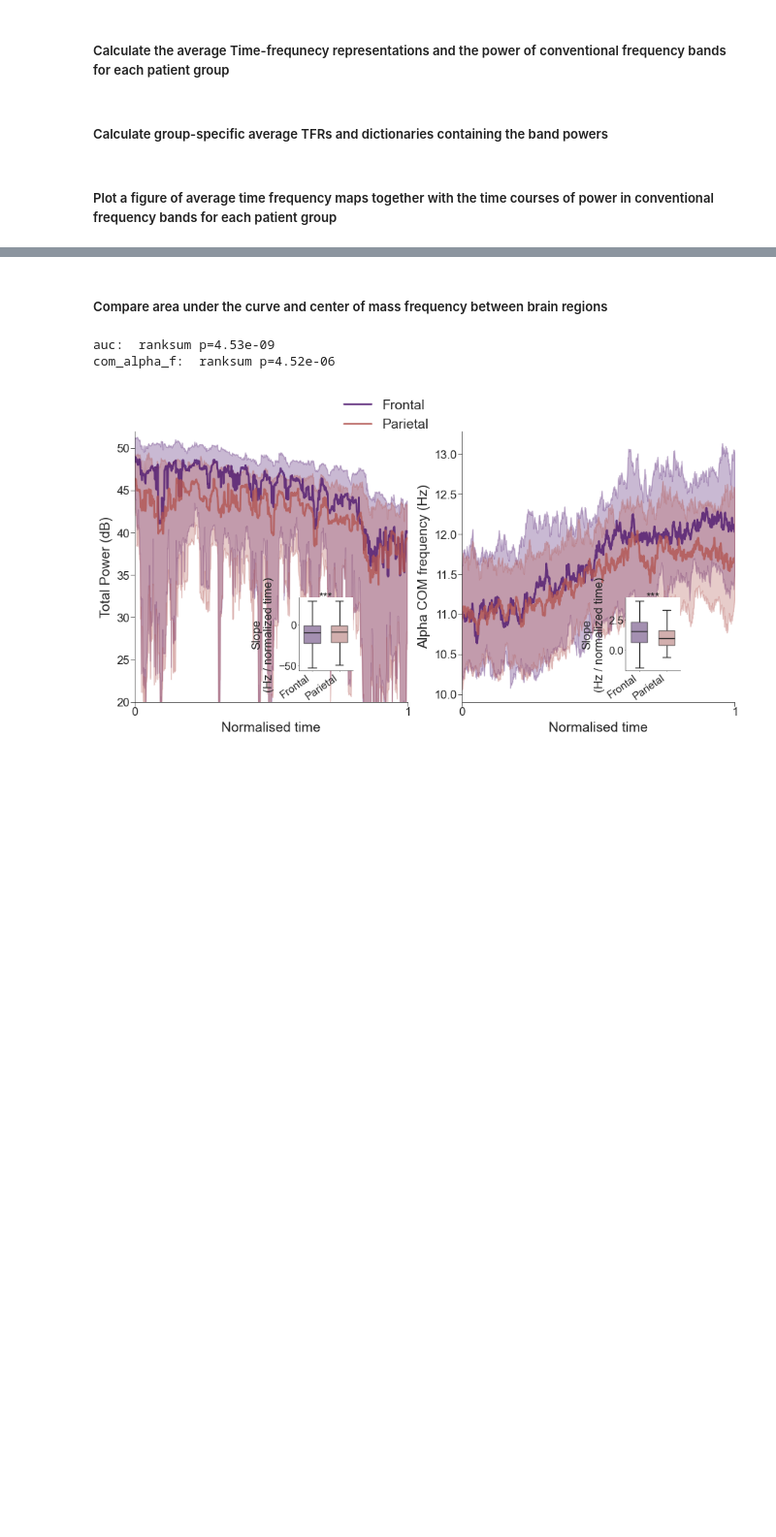
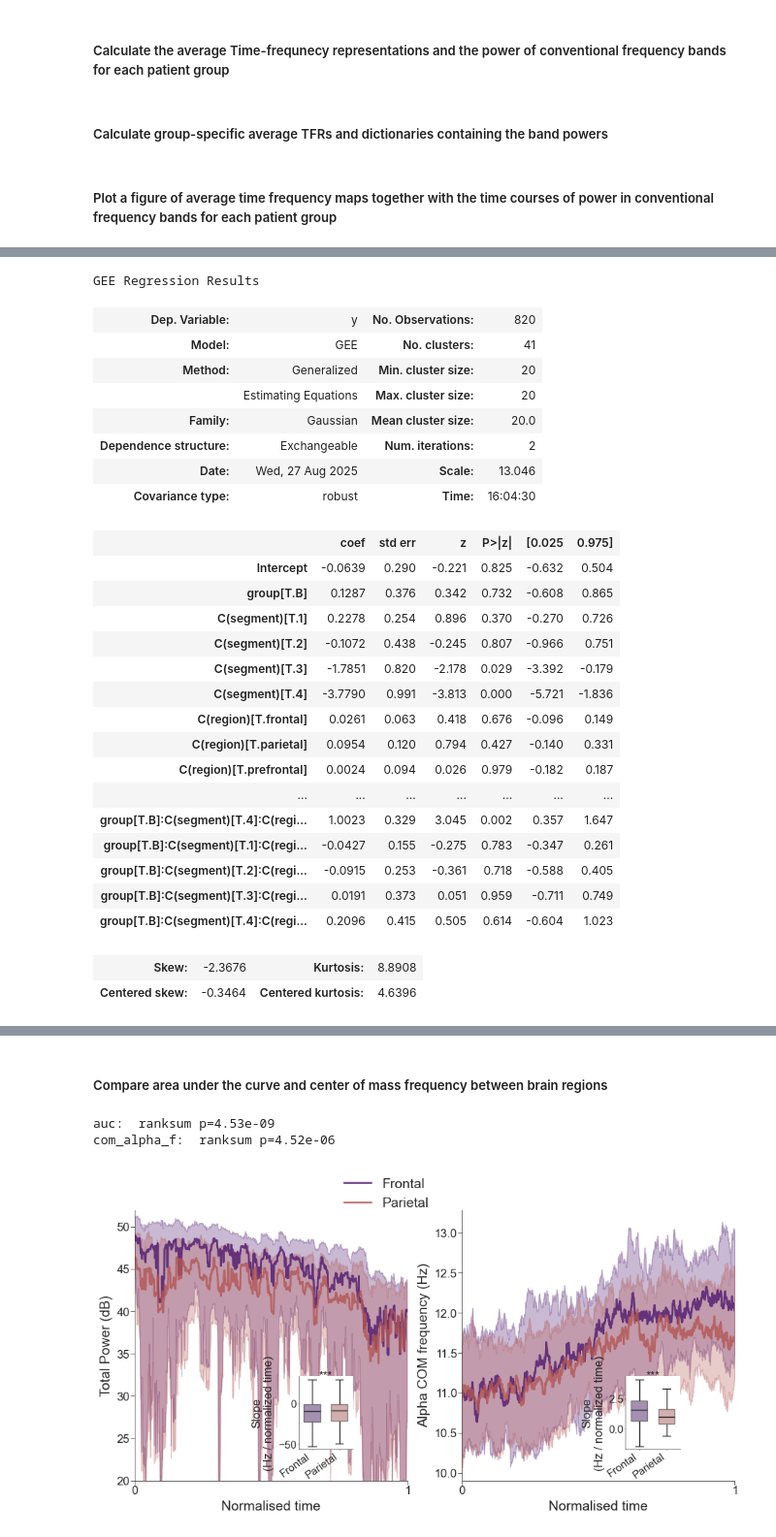
Before and after one commit to maboudi/capachinos, a Jupyter notebook: notebooks/group_specific_spectral_power_dynamics_analysis.ipynb, the cells around one changed output, grey strips where cells are left out. Shown at 97% size. Cells and saved outputs as stored; diff of their text form; code cells hidden in the pictures; blank space fills up the shorter version.

Commit message:
Estimated GEE models to investigate group differences in spectral power

```diff
--- a/notebooks/group_specific_spectral_power_dynamics_analysis.ipynb
+++ b/notebooks/group_specific_spectral_power_dynamics_analysis.ipynb
@@ -274,7 +274,7 @@ NUM_DIVISIONS: int = 5                   # 20 % bins
 AS_FRACTION_OF_POWER: bool = False       # analyse power as fraction of total power aggregated across all frequencies
 
 # Weigh the patient data by the corresponding IPWs
-USE_IPW = True
+USE_IPW = False
 
 regions = ['prefrontal', 'frontal', 'central', 'parietal', 'temporal', 'occipital']
 freqs = loaded_power_spectral.frequencies
@@ -472,6 +472,7 @@ for g_key, group_name in zip(["A", "B"], ["Group A", "Group B"]):
         obj      = joblib.load(fpath)
         # freqs    = obj.frequencies
         reg_tfrs = obj.region_average_tfr
+        del obj
 
         for region, tfr_epochs in reg_tfrs.items():
             data  = tfr_epochs["emergence"].data
@@ -1547,0 +1842,30 @@ with pd.ExcelWriter(file_path, engine='xlsxwriter') as writer:
+# %%
+gee_by_band['alpha'].summary()
+# %% [output]
+GEE Regression Results
+| Dep. Variable: | y | No. Observations: | 820 |
+| Model: | GEE | No. clusters: | 41 |
+| Method: | Generalized | Min. cluster size: | 20 |
+|  | Estimating Equations | Max. cluster size: | 20 |
+| Family: | Gaussian | Mean cluster size: | 20.0 |
+| Dependence structure: | Exchangeable | Num. iterations: | 2 |
+| Date: | Wed, 27 Aug 2025 | Scale: | 13.046 |
+| Covariance type: | robust | Time: | 16:04:30 |
+|  | coef | std err | z | P>|z| | [0.025 | 0.975] |
+| Intercept | -0.0639 | 0.290 | -0.221 | 0.825 | -0.632 | 0.504 |
+| group[T.B] | 0.1287 | 0.376 | 0.342 | 0.732 | -0.608 | 0.865 |
+| C(segment)[T.1] | 0.2278 | 0.254 | 0.896 | 0.370 | -0.270 | 0.726 |
+| C(segment)[T.2] | -0.1072 | 0.438 | -0.245 | 0.807 | -0.966 | 0.751 |
+| C(segment)[T.3] | -1.7851 | 0.820 | -2.178 | 0.029 | -3.392 | -0.179 |
+| C(segment)[T.4] | -3.7790 | 0.991 | -3.813 | 0.000 | -5.721 | -1.836 |
+| C(region)[T.frontal] | 0.0261 | 0.063 | 0.418 | 0.676 | -0.096 | 0.149 |
+| C(region)[T.parietal] | 0.0954 | 0.120 | 0.794 | 0.427 | -0.140 | 0.331 |
+| C(region)[T.prefrontal] | 0.0024 | 0.094 | 0.026 | 0.979 | -0.182 | 0.187 |
+| ... | ... | ... | ... | ... | ... | ... |
+| group[T.B]:C(segment)[T.4]:C(regi... | 1.0023 | 0.329 | 3.045 | 0.002 | 0.357 | 1.647 |
+| group[T.B]:C(segment)[T.1]:C(regi... | -0.0427 | 0.155 | -0.275 | 0.783 | -0.347 | 0.261 |
+| group[T.B]:C(segment)[T.2]:C(regi... | -0.0915 | 0.253 | -0.361 | 0.718 | -0.588 | 0.405 |
+| group[T.B]:C(segment)[T.3]:C(regi... | 0.0191 | 0.373 | 0.051 | 0.959 | -0.711 | 0.749 |
+| group[T.B]:C(segment)[T.4]:C(regi... | 0.2096 | 0.415 | 0.505 | 0.614 | -0.604 | 1.023 |
+| Skew: | -2.3676 | Kurtosis: | 8.8908 |
+| Centered skew: | -0.3464 | Centered kurtosis: | 4.6396 |
```
Also changed, not shown: parts of 7 cells of this notebook, 2 other files.
